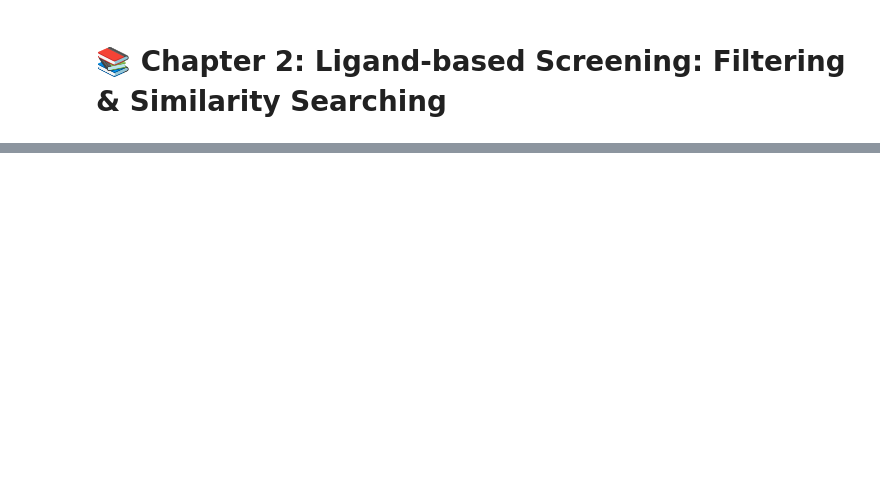
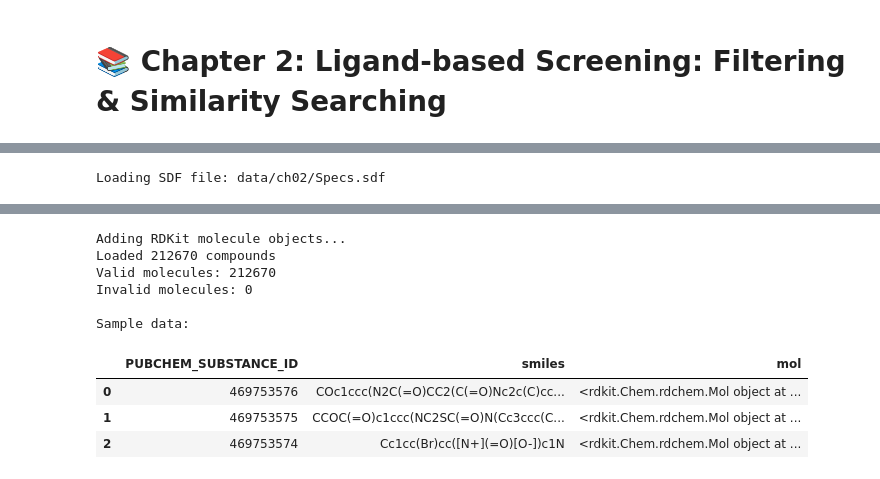
Before and after one commit to nrflynn2/ml-drug-discovery, a Jupyter notebook: CH02_FLYNN_ML4DD.ipynb, the cells around one changed output, grey strips where cells are left out. Drawn from its saved outputs; the diff is of its cells as text; code cells hidden in the pictures; blank space fills up the shorter version.

```diff
--- a/CH02_FLYNN_ML4DD.ipynb
+++ b/CH02_FLYNN_ML4DD.ipynb
@@ -524,0 +206,58 @@ specs_hits_to_malaria_box.to_csv("artifacts/ch02/specs_hits_to_malaria_box.csv",
+# %%
+def load_sdf_file(file_path, smiles_name='smiles', mol_col_name='mol'):
+    """
+    Load an SDF file into a pandas DataFrame using RDKit.
+
+    Parameters:
+    -----------
+    file_path : str
+        Path to the SDF file
+    smiles_name : str
+        Name to use for the SMILES column
+    mol_col_name : str
+        Name to use for the molecule column
+
+    Returns:
+    --------
+    pandas.DataFrame
+        DataFrame containing the molecules from the SDF
+    """
+    try:
+        # Load SDF file
+        print(f"Loading SDF file: {file_path}")
+        df = PandasTools.LoadSDF(
+            file_path,
+            smilesName=smiles_name,
+            molColName=None
+        )
+
+        # Keep only essential columns to reduce memory usage
+        essential_cols = ["PUBCHEM_SUBSTANCE_ID", smiles_name]
+        df = df[essential_cols]
+
+        # Add molecule objects
+        print("Adding RDKit molecule objects...")
+        PandasTools.AddMoleculeColumnToFrame(df, smiles_name, mol_col_name)
+
+        # Report basic statistics
+        print(f"Loaded {len(df)} compounds")
+        print(f"Valid molecules: {df[mol_col_name].notnull().sum()}")
+        print(f"Invalid molecules: {df[mol_col_name].isnull().sum()}")
+
+        return df
+
+    except Exception as e:
+        print(f"Error loading SDF file: {str(e)}")
+        return None
+
+# Load the Specs SDF file
+specs = load_sdf_file("data/ch02/Specs.sdf")
+
+if specs is None:
+    print("Failed to load the library. Please check the file path and format.")
+else:
+    # Show a sample of the data
+    print("\nSample data:")
+    display(specs.head(3))
+# %% [output]
+Loading SDF file: data/ch02/Specs.sdf
@@ -524,0 +281,10 @@ specs_hits_to_malaria_box.to_csv("artifacts/ch02/specs_hits_to_malaria_box.csv",
+Adding RDKit molecule objects...
+Loaded 212670 compounds
+Valid molecules: 212670
+Invalid molecules: 0
+
+Sample data:
+|  | PUBCHEM_SUBSTANCE_ID | smiles | mol |
+| 0 | 469753576 | COc1ccc(N2C(=O)CC2(C(=O)Nc2c(C)cc... | <rdkit.Chem.rdchem.Mol object at ... |
+| 1 | 469753575 | CCOC(=O)c1ccc(NC2SC(=O)N(Cc3ccc(C... | <rdkit.Chem.rdchem.Mol object at ... |
+| 2 | 469753574 | Cc1cc(Br)cc([N+](=O)[O-])c1N | <rdkit.Chem.rdchem.Mol object at ... |
```
Also changed, not shown: parts of 160 cells of this notebook, 6 other files.
